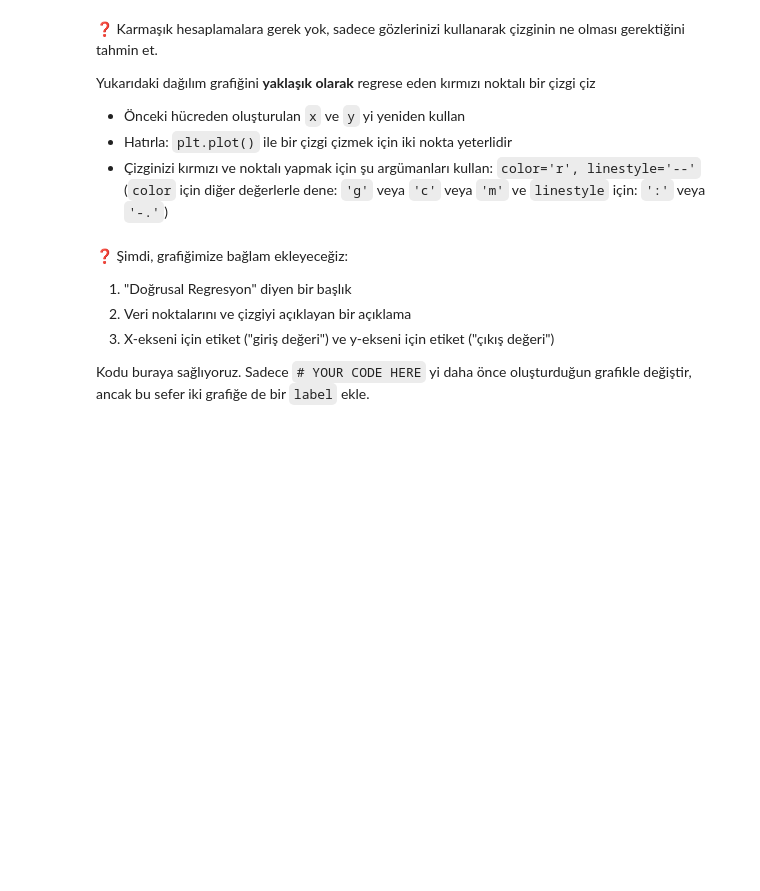
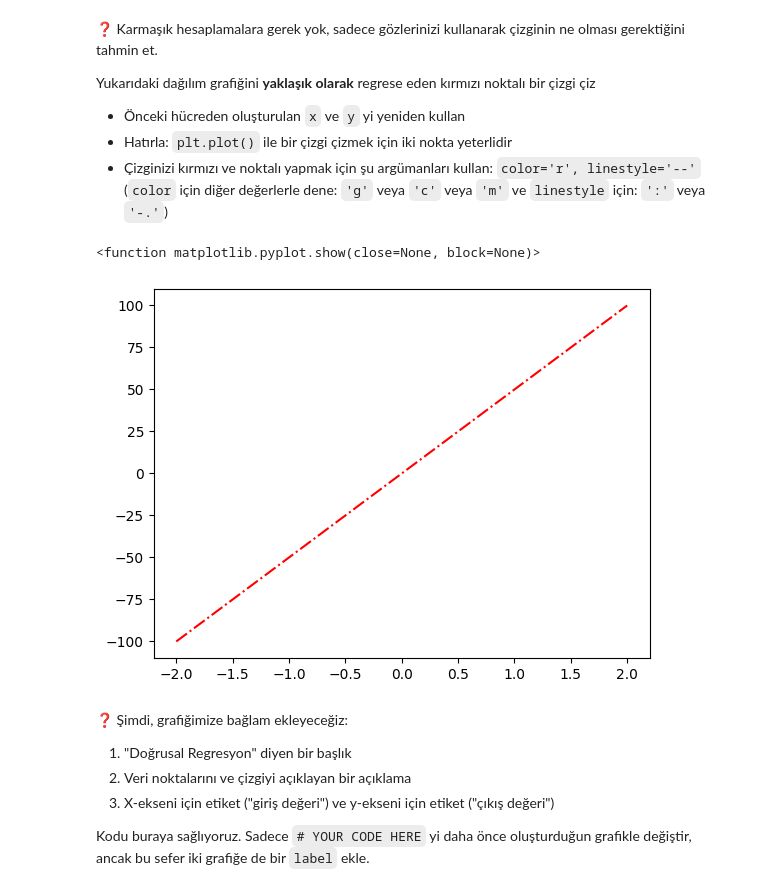
Before and after one commit to Aysima8/algebra-warmup, a Jupyter notebook: algebra-warmup.ipynb, the cells around one changed output. Cells and saved outputs as stored; diff of their text form; code cells hidden in the pictures; blank space fills up the shorter version.

```diff
--- a/algebra-warmup.ipynb
+++ b/algebra-warmup.ipynb
@@ -180,3 +178,10 @@ Yukarıdaki dağılım grafiğini **yaklaşık olarak** regrese eden kırmızı
+# %%
+plt.plot([-2,2], [-100,100], color = 'r', linestyle = '-.')
+
+plt.show
+# %% [output]
+<function matplotlib.pyplot.show(close=None, block=None)>
+[figure, added]
 # %% [markdown]
 ❓ Şimdi, grafiğimize bağlam ekleyeceğiz:
 1. "Doğrusal Regresyon" diyen bir başlık
```
Also changed, not shown: parts of 3 cells of this notebook.
